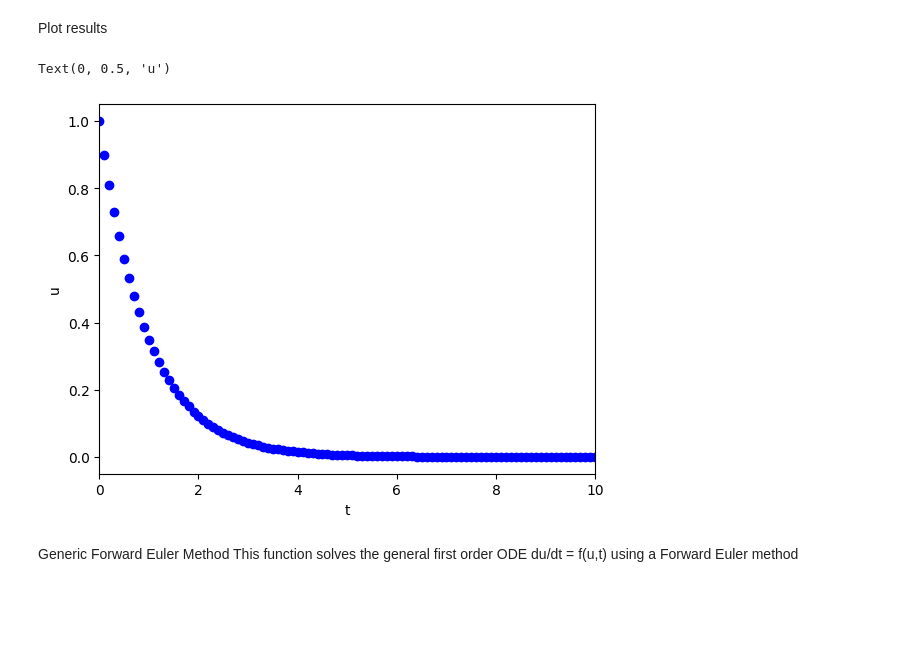
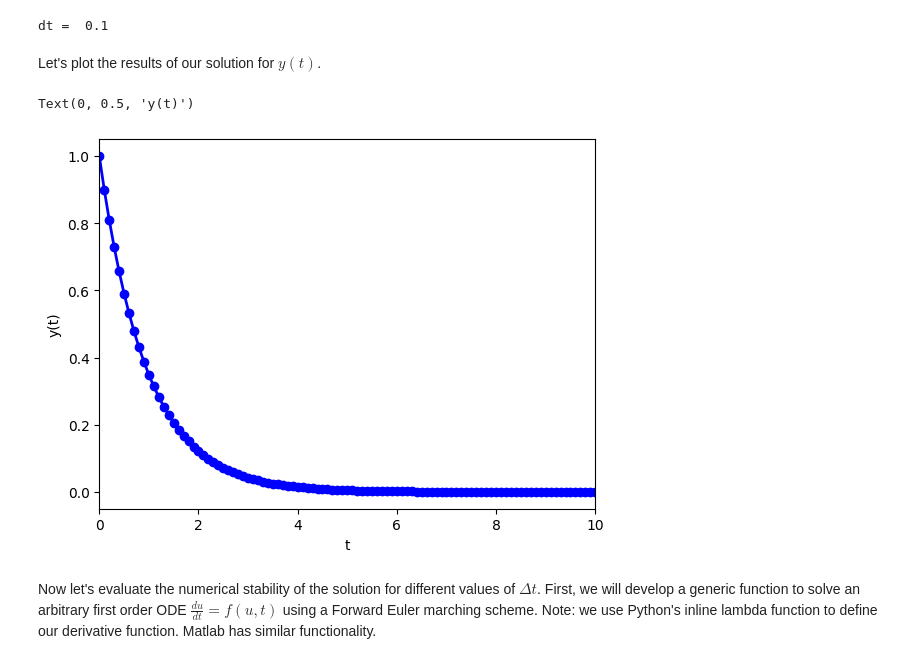
Before and after one commit to chegermiller/CEWA572_SQ2024, a Jupyter notebook: finite_differences_schemes.ipynb, the cells around one changed output. Drawn from its saved outputs; the diff is of its cells as text; code cells hidden in the pictures; blank space fills up the shorter version.

Commit message:
Add jupyter notebook of FD methods.

```diff
--- a/finite_differences_schemes.ipynb
+++ b/finite_differences_schemes.ipynb
@@ -43,17 +51,41 @@ for i in range(1, n):
+# %%
+dt = np.abs(tN-t0)/(N-1)
+print('dt = ', dt)
+yi = y0 # initial condition
+ti = t0 # initial start
+
+y = np.zeros([N]) # initialize arrays
+t = np.zeros([N])
+y[0] = yi
+t[0] = ti
+
+for i in range(1, N):
+    # Advance the node
+    tn = ti+dt # the subscript n denotes (i+1) and the subscript i denotes (i) in the Forward Euler equation
+    # Solve for y_{i+1}
+    yn = yi+dt*(-yi)
+
+    t[i] = tn
+    y[i] = yn
+
+    # Reset for next loop
+    ti = tn
+    yi = yn
+# %% [output]
+dt =  0.1
 # %% [markdown]
-Plot results
+Let's plot the results of our solution for $y(t)$.
 # %%
 fig, ax = plt.subplots(1)
-ax.plot(t, u, 'o', c='b', linewidth=2)
+ax.plot(t, y, '-o', c='b', linewidth=2)
 ax.set_xlim([0, 10])
 ax.set_xlabel('t')
-ax.set_ylabel('u')
+ax.set_ylabel('y(t)')
 # %% [output]
-Text(0, 0.5, 'u')
+Text(0, 0.5, 'y(t)')
-[figure, old version]
+[figure, new version]
-# %% [markdown]
-Generic Forward Euler Method
-This function solves the general first order ODE du/dt = f(u,t) using a Forward Euler method
+# %% [markdown]
+Now let's evaluate the numerical stability of the solution for different values of $\Delta t$. First, we will develop a generic function to solve an arbitrary first order ODE $\frac{du}{dt} = f(u,t)$ using a Forward Euler marching scheme. Note: we use Python's inline lambda function to define our derivative function. Matlab has similar functionality.
 # %%
 def forward_euler(f, a, b, ua, n):
     """
```
Also changed, not shown: parts of 18 cells of this notebook, 1 other file.
